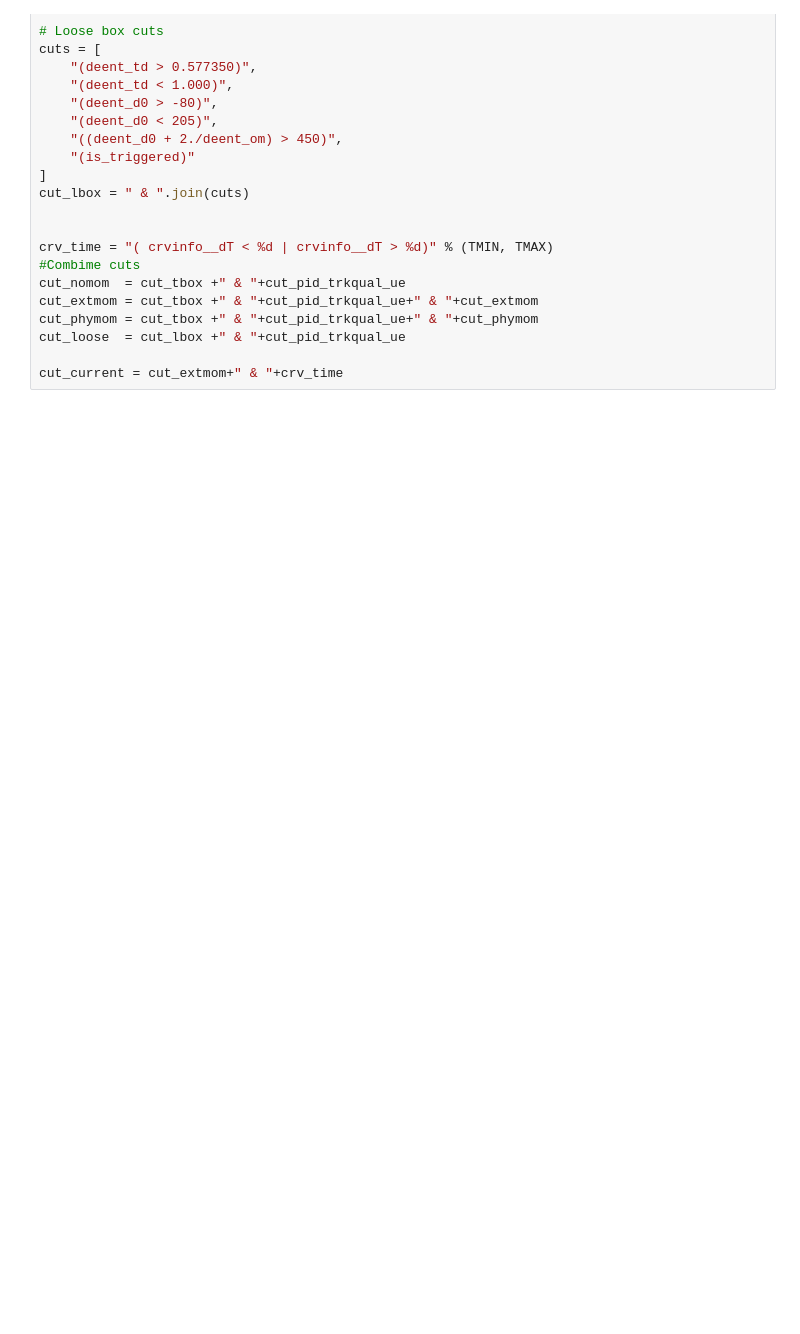
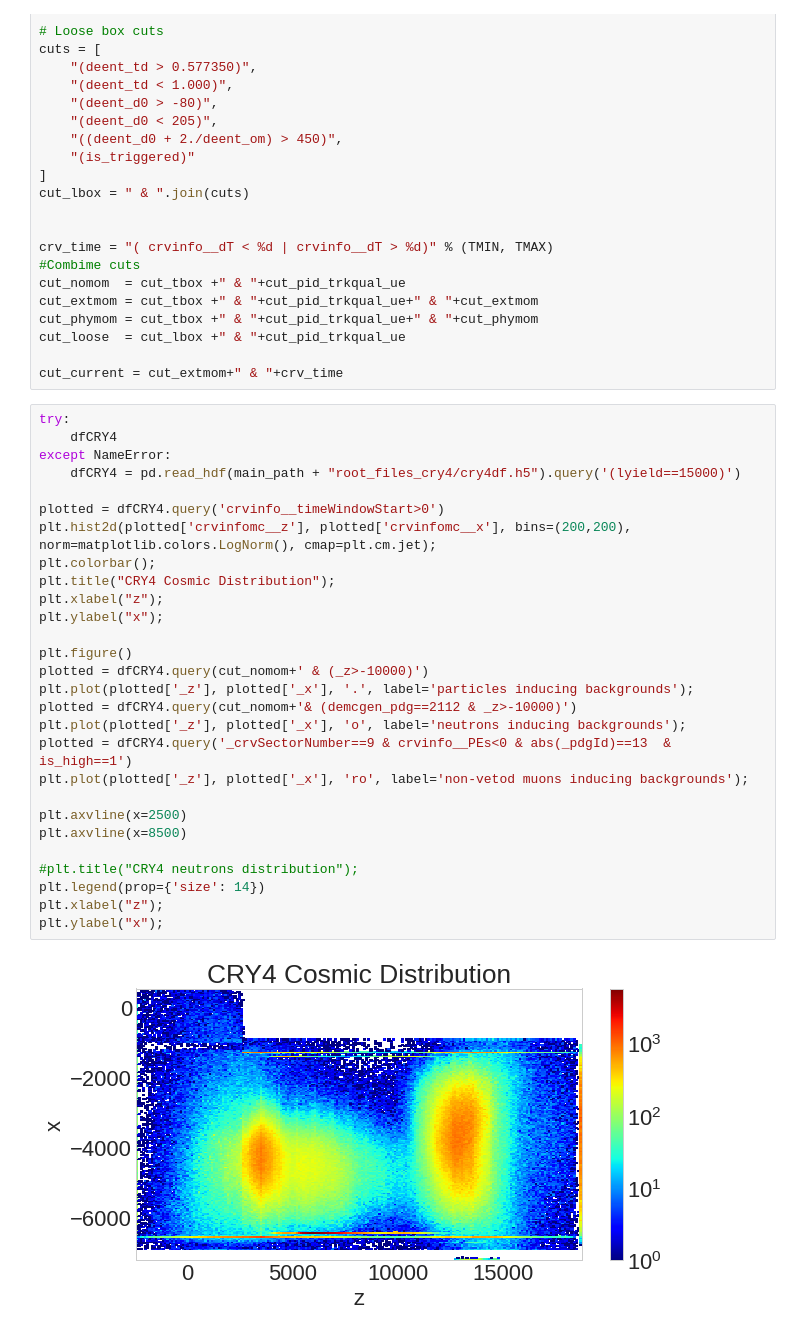
Before and after one commit to oksuzian/Mu2eANL, a Jupyter notebook: CosmicNeutrons/CosmicNeutronData.ipynb, the cells around one changed output. Cells and saved outputs as stored; diff of their text form; blank space fills up the shorter version.

```diff
--- a/CosmicNeutrons/CosmicNeutronData.ipynb
+++ b/CosmicNeutrons/CosmicNeutronData.ipynb
@@ -203,3 +200,33 @@ cut_phymom = cut_tbox +" & "+cut_pid_trkqual_ue+" & "+cut_phymom
 cut_loose  = cut_lbox +" & "+cut_pid_trkqual_ue
 
 cut_current = cut_extmom+" & "+crv_time
+# %%
+try:
+    dfCRY4
+except NameError:
+    dfCRY4 = pd.read_hdf(main_path + "root_files_cry4/cry4df.h5").query('(lyield==15000)')
+
+plotted = dfCRY4.query('crvinfo__timeWindowStart>0')
+plt.hist2d(plotted['crvinfomc__z'], plotted['crvinfomc__x'], bins=(200,200), norm=matplotlib.colors.LogNorm(), cmap=plt.cm.jet);
+plt.colorbar();
+plt.title("CRY4 Cosmic Distribution");
+plt.xlabel("z");
+plt.ylabel("x");
+
+plt.figure()
+plotted = dfCRY4.query(cut_nomom+' & (_z>-10000)')
+plt.plot(plotted['_z'], plotted['_x'], '.', label='particles inducing backgrounds');
+plotted = dfCRY4.query(cut_nomom+'& (demcgen_pdg==2112 & _z>-10000)')
+plt.plot(plotted['_z'], plotted['_x'], 'o', label='neutrons inducing backgrounds');
+plotted = dfCRY4.query('_crvSectorNumber==9 & crvinfo__PEs<0 & abs(_pdgId)==13  & is_high==1')
+plt.plot(plotted['_z'], plotted['_x'], 'ro', label='non-vetod muons inducing backgrounds');
+
+plt.axvline(x=2500)
+plt.axvline(x=8500)
+
+#plt.title("CRY4 neutrons distribution");
+plt.legend(prop={'size': 14})
+plt.xlabel("z");
+plt.ylabel("x");
+# %% [output]
+[figure, added]
```
Also changed, not shown: parts of 5 cells of this notebook.
